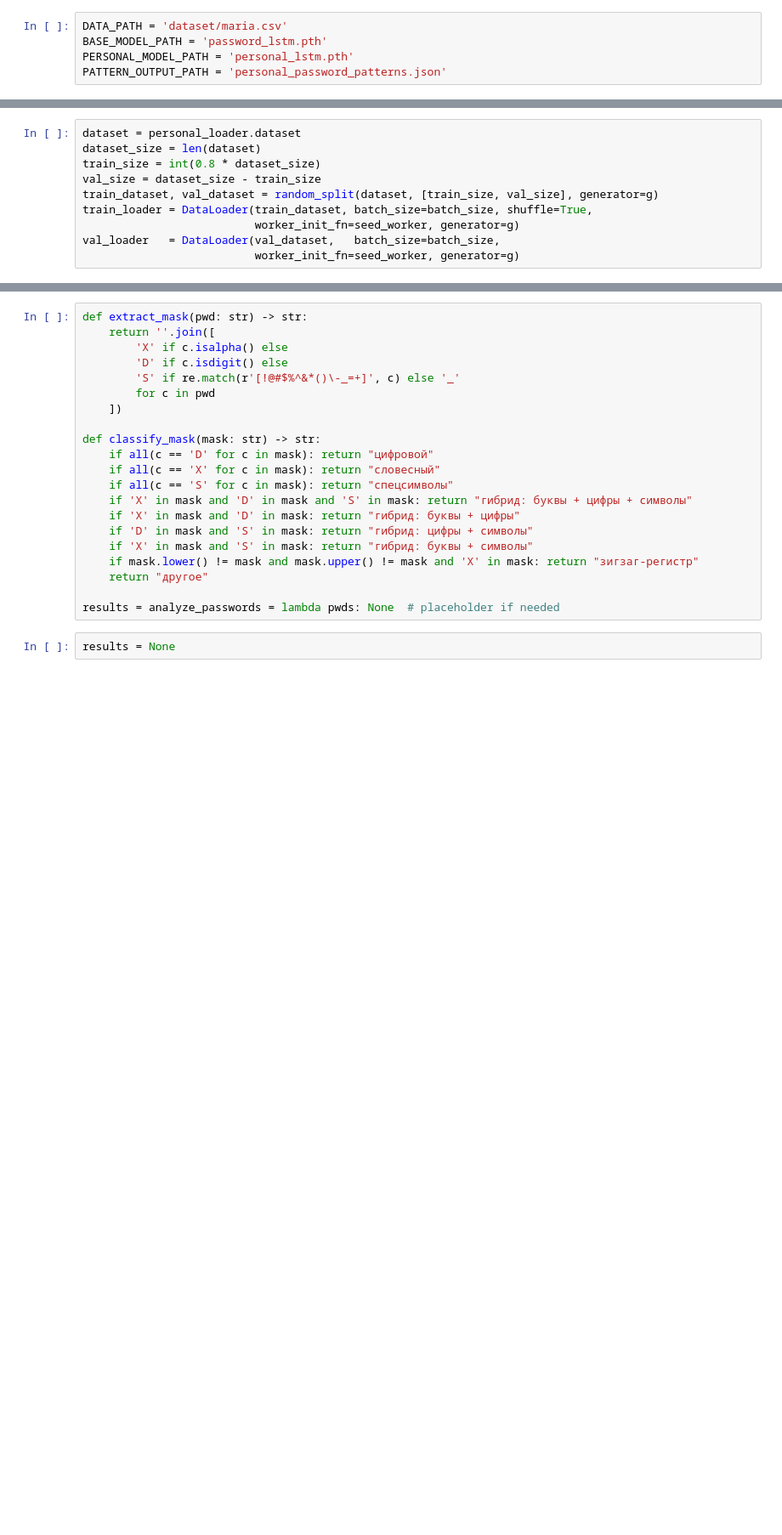
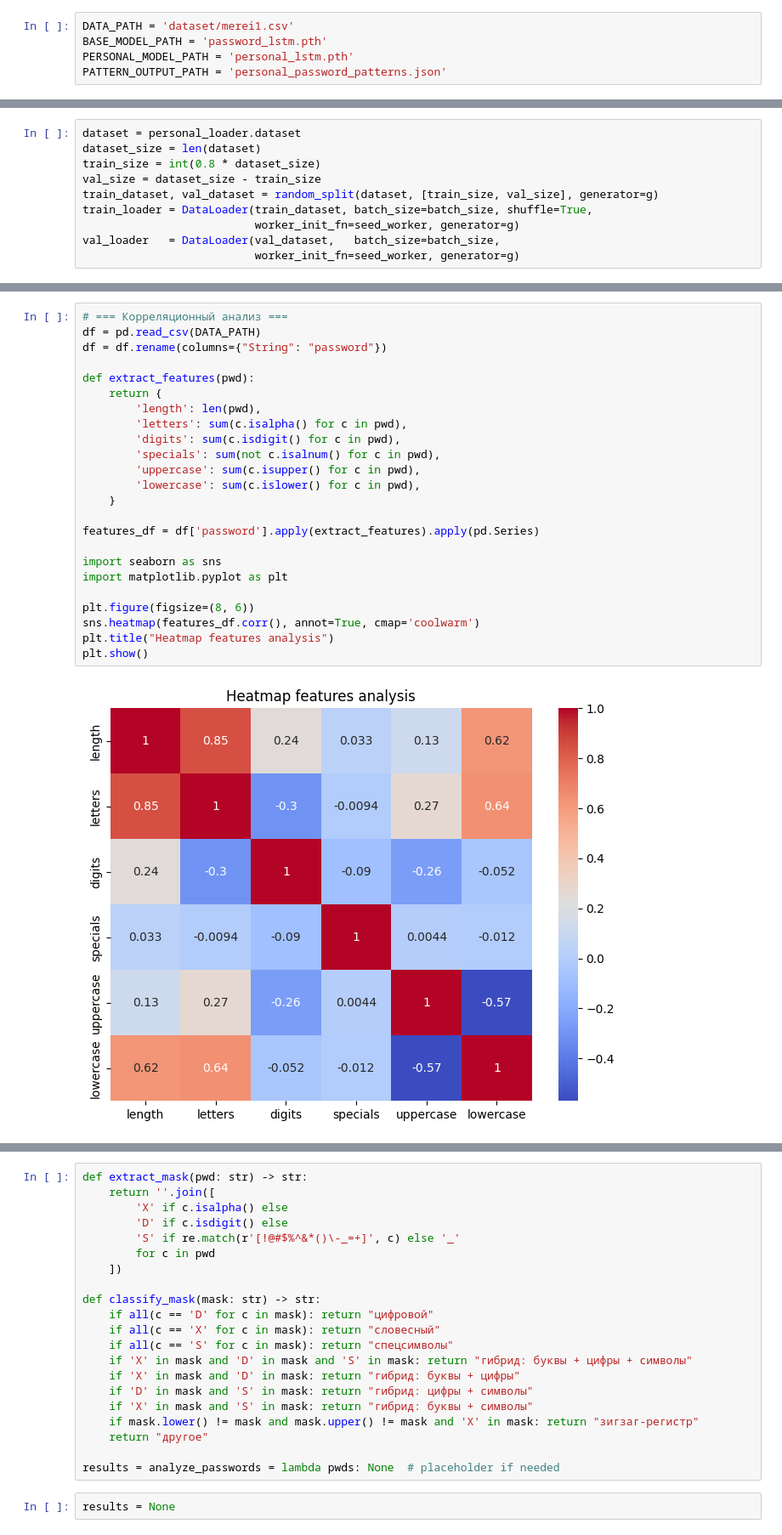
Before and after one commit to merei116/password-guardian, a Jupyter notebook: model/1.ipynb, the cells around one changed output, grey strips where cells are left out. Shown: that part at 85% size. Saved outputs shown, nothing was run; the diff lists cells and outputs as text; blank space fills up the shorter version.

Commit message:
heatmap+hipb

```diff
--- a/model/1.ipynb
+++ b/model/1.ipynb
@@ -32,5 +34,5 @@ g.manual_seed(SEED)
 # %%
-DATA_PATH = 'dataset/maria.csv'
+DATA_PATH = 'dataset/merei1.csv'
 BASE_MODEL_PATH = 'password_lstm.pth'
 PERSONAL_MODEL_PATH = 'personal_lstm.pth'
 PATTERN_OUTPUT_PATH = 'personal_password_patterns.json'
@@ -166,3 +214,29 @@ history = train_and_validate(
+# %%
+# === Корреляционный анализ ===
+df = pd.read_csv(DATA_PATH)
+df = df.rename(columns={"String": "password"})
+
+def extract_features(pwd):
+    return {
+        'length': len(pwd),
+        'letters': sum(c.isalpha() for c in pwd),
+        'digits': sum(c.isdigit() for c in pwd),
+        'specials': sum(not c.isalnum() for c in pwd),
+        'uppercase': sum(c.isupper() for c in pwd),
+        'lowercase': sum(c.islower() for c in pwd),
+    }
+
+features_df = df['password'].apply(extract_features).apply(pd.Series)
+
+import seaborn as sns
+import matplotlib.pyplot as plt
+
+plt.figure(figsize=(8, 6))
+sns.heatmap(features_df.corr(), annot=True, cmap='coolwarm')
+plt.title("Heatmap features analysis")
+plt.show()
+# %% [output]
+[figure, added]
 # %%
 plt.figure(figsize=(8,5))
 plt.plot(history['train_loss'], label='Train Loss', marker='o')
```
Also changed, not shown: parts of 9 cells of this notebook, 10 other files.
